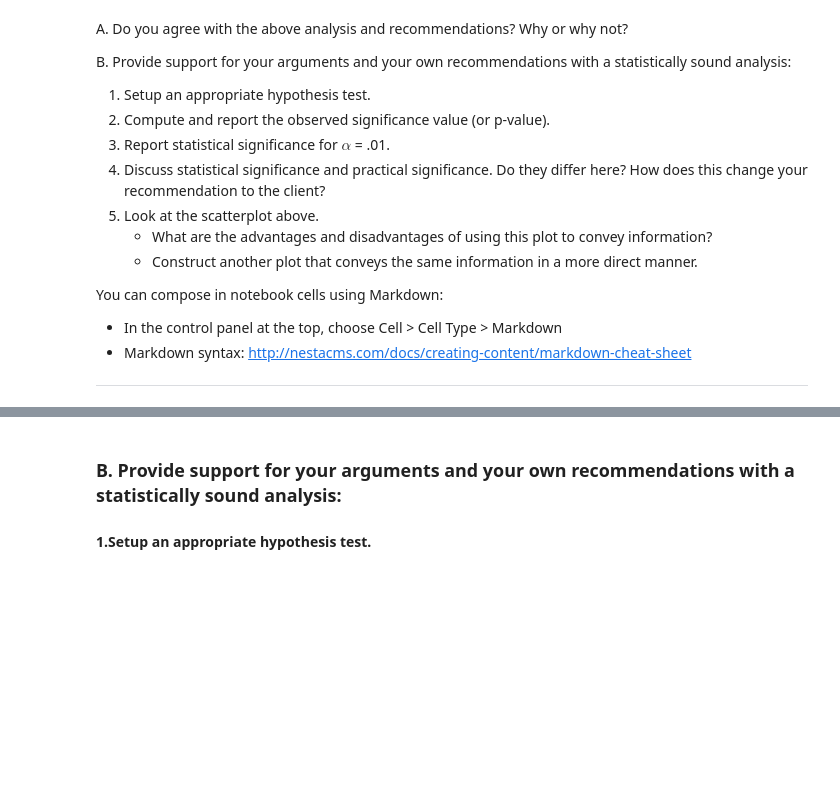
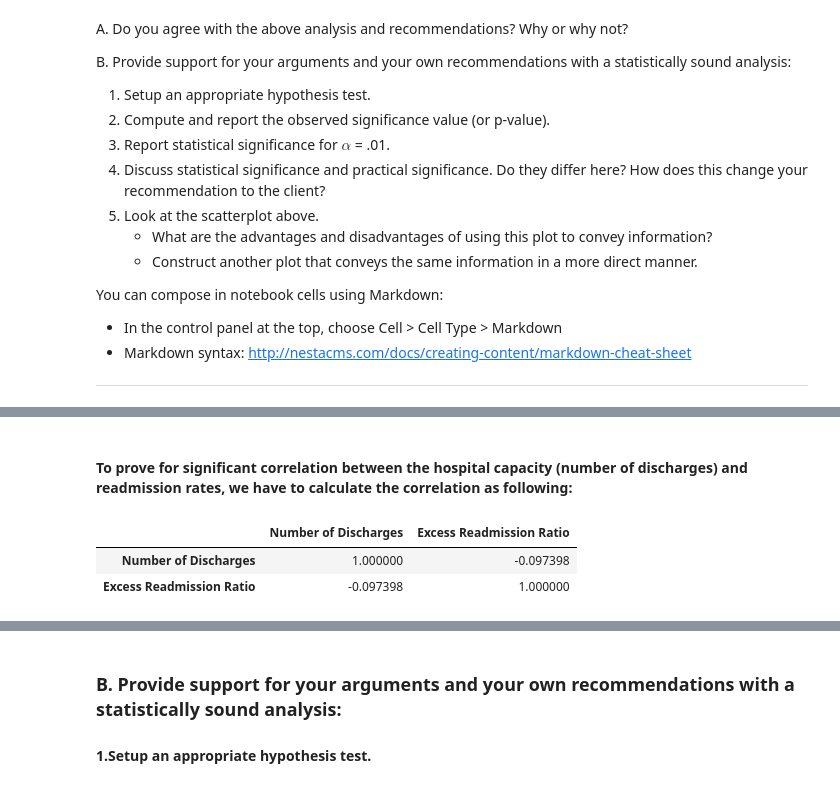
Before and after one commit to emami06/MiniProject, a Jupyter notebook: sliderule_dsi_inferential_statistics_exercise_3.ipynb, the cells around one changed output, grey strips where cells are left out. Saved outputs shown, nothing was run; the diff lists cells and outputs as text; code cells hidden in the pictures; blank space fills up the shorter version.

```diff
--- a/sliderule_dsi_inferential_statistics_exercise_3.ipynb
+++ b/sliderule_dsi_inferential_statistics_exercise_3.ipynb
@@ -127,0 +201,8 @@ You can compose in notebook cells using Markdown:
+# %% [markdown]
+#### To prove for significant correlation between the hospital capacity (number of discharges) and readmission rates, we have to calculate the correlation as following:
+# %%
+df[['Number of Discharges', 'Excess Readmission Ratio']].corr()
+# %% [output]
+|  | Number of Discharges | Excess Readmission Ratio |
+| Number of Discharges | 1.000000 | -0.097398 |
+| Excess Readmission Ratio | -0.097398 | 1.000000 |
```
Also changed, not shown: parts of 14 cells of this notebook.
